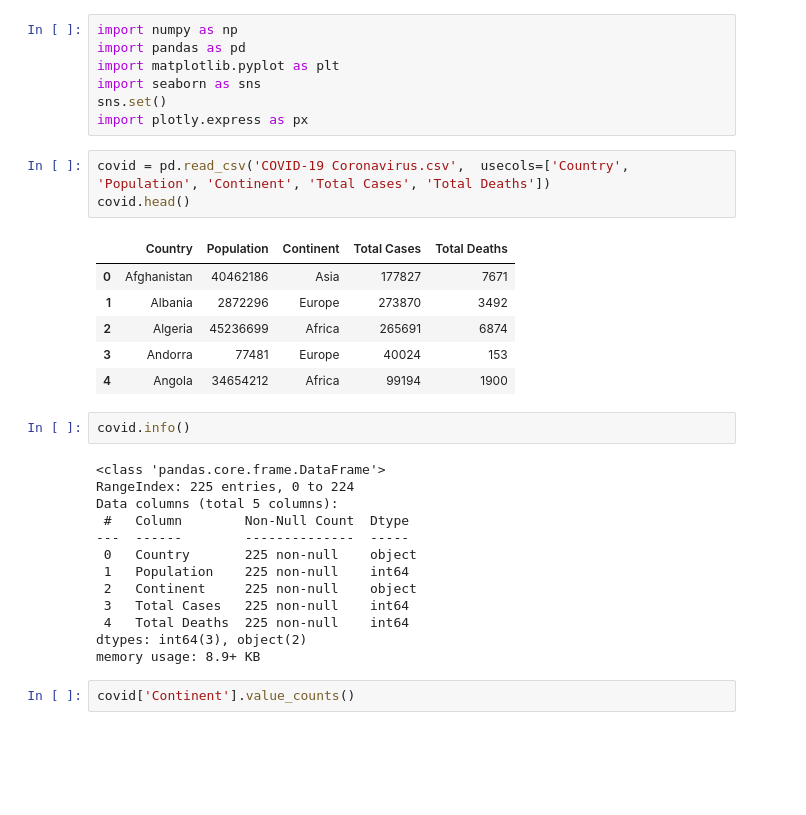
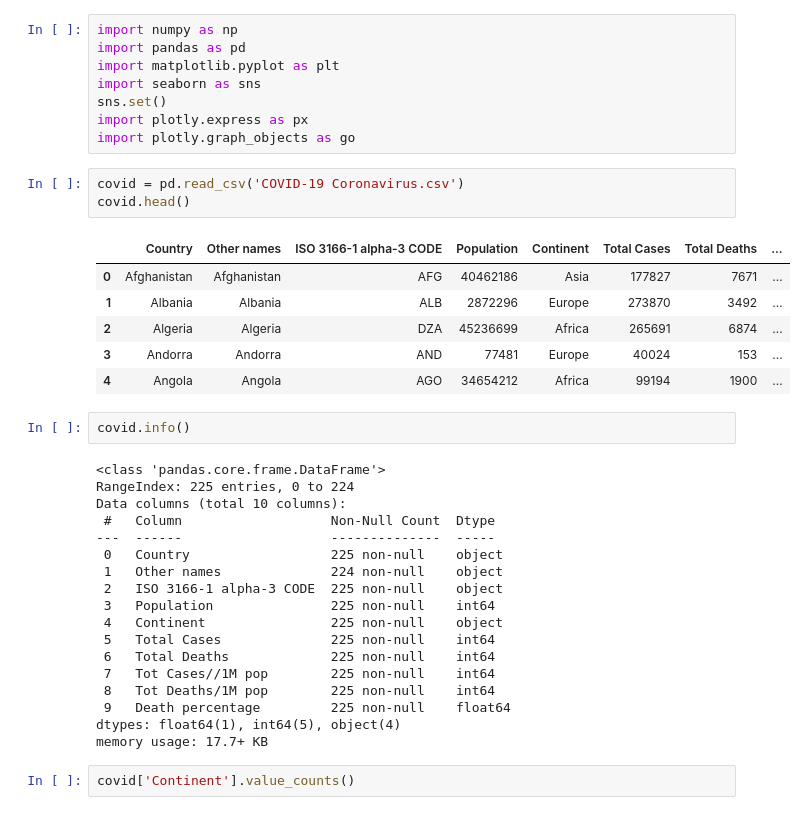
Before and after one commit to DariaPrzytula/Data-Science, a Jupyter notebook: COVID_19_Coronavirus_Pandemic.ipynb, the cells around one changed output. Drawn from its saved outputs; the diff is of its cells as text; blank space fills up the shorter version.

```diff
--- a/COVID_19_Coronavirus_Pandemic.ipynb
+++ b/COVID_19_Coronavirus_Pandemic.ipynb
@@ -7,31 +7,37 @@ import matplotlib.pyplot as plt
 import seaborn as sns
 sns.set()
 import plotly.express as px
+import plotly.graph_objects as go
 # %%
-covid = pd.read_csv('COVID-19 Coronavirus.csv',  usecols=['Country', 'Population', 'Continent', 'Total Cases', 'Total Deaths'])
+covid = pd.read_csv('COVID-19 Coronavirus.csv')
 covid.head()
 # %% [output]
-|  | Country | Population | Continent | Total Cases | Total Deaths |
-| 0 | Afghanistan | 40462186 | Asia | 177827 | 7671 |
-| 1 | Albania | 2872296 | Europe | 273870 | 3492 |
-| 2 | Algeria | 45236699 | Africa | 265691 | 6874 |
-| 3 | Andorra | 77481 | Europe | 40024 | 153 |
-| 4 | Angola | 34654212 | Africa | 99194 | 1900 |
+|  | Country | Other names | ISO 3166-1 alpha-3 CODE | Population | Continent | Total Cases | Total Deaths | ... |
+| 0 | Afghanistan | Afghanistan | AFG | 40462186 | Asia | 177827 | 7671 | ... |
+| 1 | Albania | Albania | ALB | 2872296 | Europe | 273870 | 3492 | ... |
+| 2 | Algeria | Algeria | DZA | 45236699 | Africa | 265691 | 6874 | ... |
+| 3 | Andorra | Andorra | AND | 77481 | Europe | 40024 | 153 | ... |
+| 4 | Angola | Angola | AGO | 34654212 | Africa | 99194 | 1900 | ... |
 # %%
 covid.info()
 # %% [output]
 <class 'pandas.core.frame.DataFrame'>
 RangeIndex: 225 entries, 0 to 224
-Data columns (total 5 columns):
- #   Column        Non-Null Count  Dtype
----  ------        --------------  -----
- 0   Country       225 non-null    object
- 1   Population    225 non-null    int64
- 2   Continent     225 non-null    object
- 3   Total Cases   225 non-null    int64
- 4   Total Deaths  225 non-null    int64
-dtypes: int64(3), object(2)
-memory usage: 8.9+ KB
+Data columns (total 10 columns):
+ #   Column                   Non-Null Count  Dtype
+---  ------                   --------------  -----
+ 0   Country                  225 non-null    object
+ 1   Other names              224 non-null    object
+ 2   ISO 3166-1 alpha-3 CODE  225 non-null    object
+ 3   Population               225 non-null    int64
+ 4   Continent                225 non-null    object
+ 5   Total Cases              225 non-null    int64
+ 6   Total Deaths             225 non-null    int64
+ 7   Tot Cases//1M pop        225 non-null    int64
+ 8   Tot Deaths/1M pop        225 non-null    int64
+ 9   Death percentage         225 non-null    float64
+dtypes: float64(1), int64(5), object(4)
+memory usage: 17.7+ KB
 # %%
 covid['Continent'].value_counts()
 # %% [output]
```
Also changed, not shown: parts of 5 cells of this notebook.
